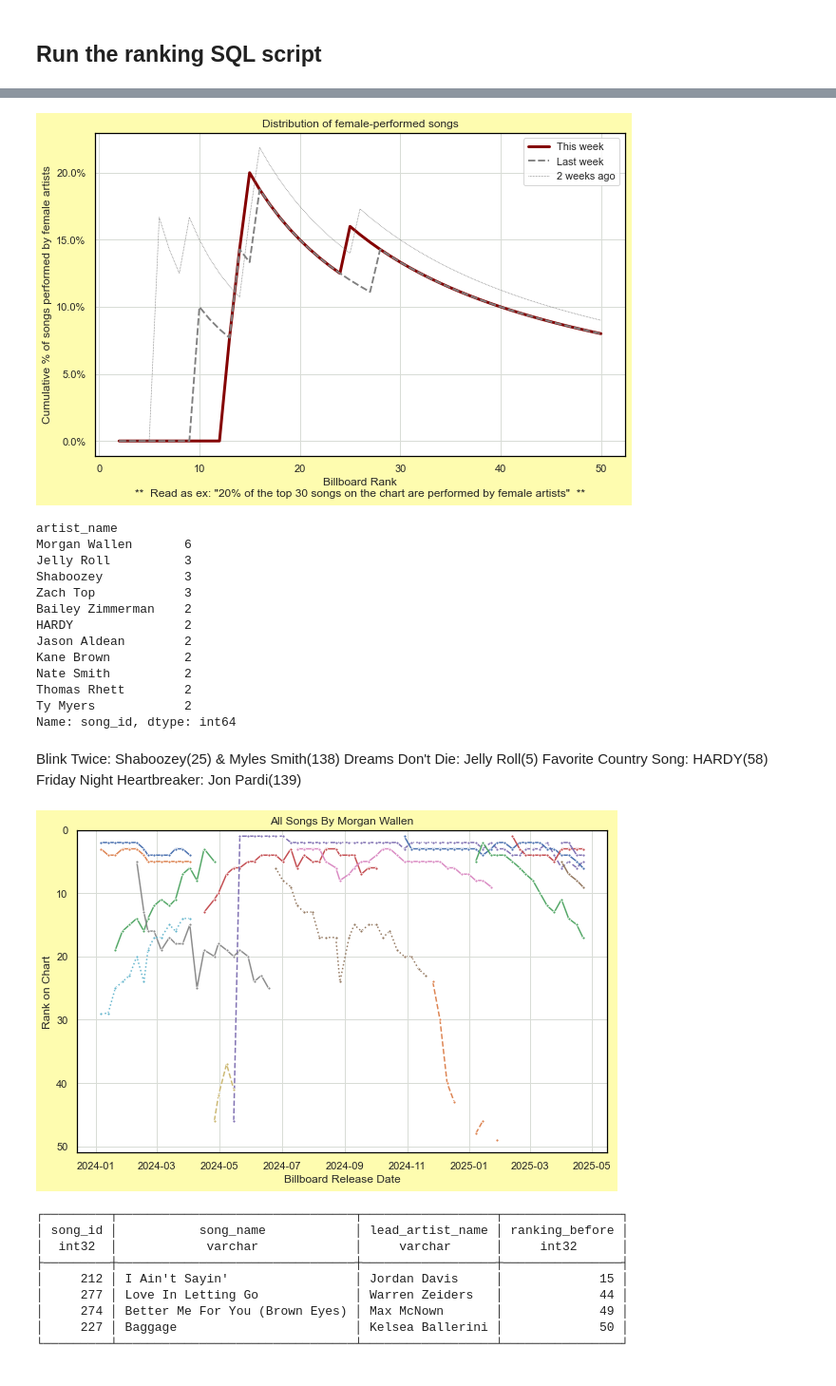
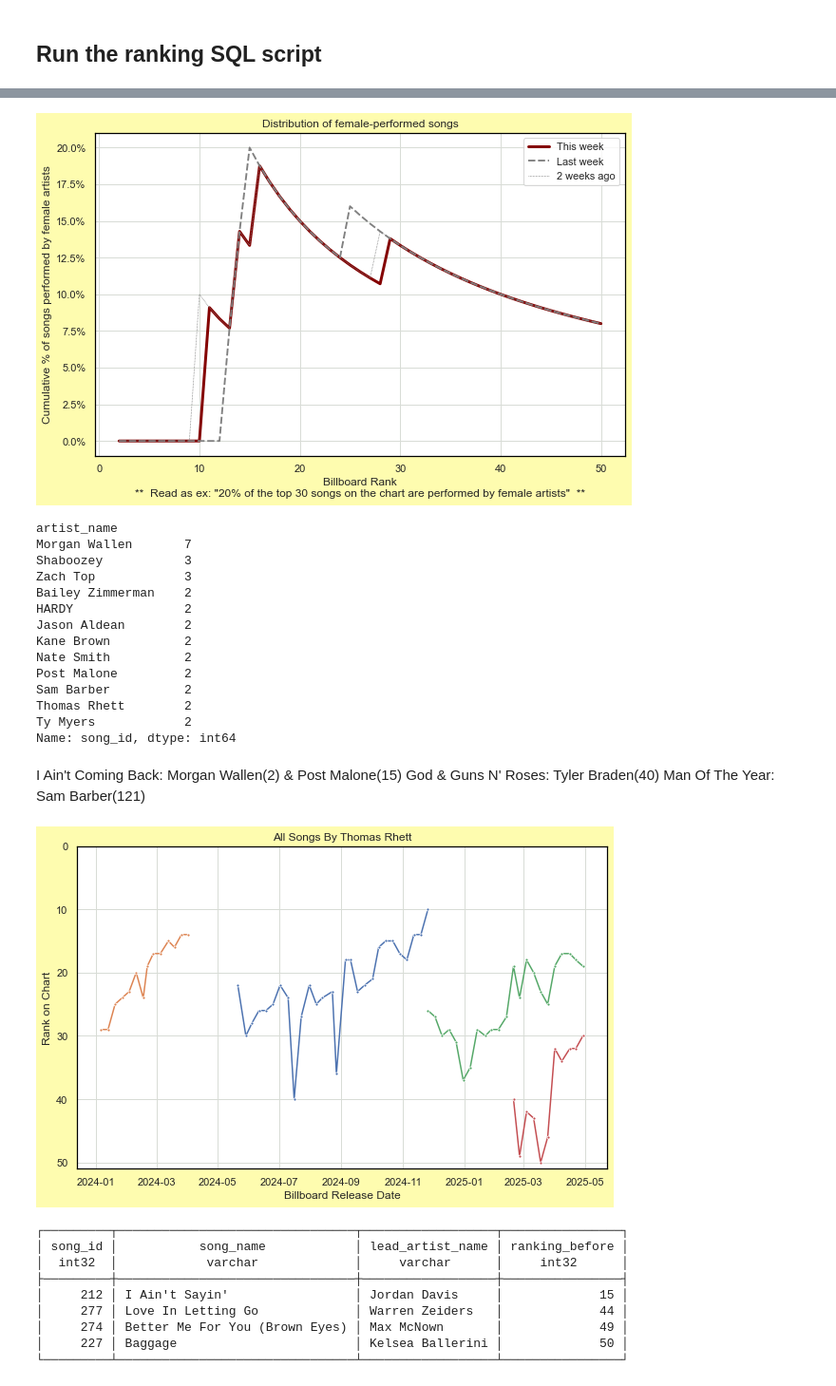
Before and after one commit to jwmanahan/billboard, a Jupyter notebook: add_new_week.ipynb, the cells around one changed output, grey strips where cells are left out. Shown at 95% size. Saved outputs shown, nothing was run; the diff lists cells and outputs as text; code cells hidden in the pictures.

```diff
--- a/add_new_week.ipynb
+++ b/add_new_week.ipynb
@@ -33,7 +33,7 @@ sns.set(
 # Change the billboard_observation_date!
 # %%
 current_date = date.today().strftime('%Y-%m-%d')
-billboard_observation_date = '2025-04-22'
+billboard_observation_date = '2025-04-29'
 # %%
 # Set up SQL connection
 %config SqlMagic.autopandas = True
@@ -756,7 +746,7 @@ plt.xlabel(
 plt.ylabel('Cumulative % of songs performed by female artists')
 graph.yaxis.set_major_formatter(mtick.StrMethodFormatter('{x:.1%}'))
 # %% [output]
-[figure, old version]
+[figure, new version]
 # %%
 credit_type_to_linestyle = {
     'Lead artist' : 'solid'
@@ -773,8 +763,7 @@ df_weeks_for_artist[
 ].sort_values(ascending = False)
 # %% [output]
 artist_name
-Morgan Wallen       6
-Jelly Roll          3
+Morgan Wallen       7
 Shaboozey           3
 Zach Top            3
 Bailey Zimmerman    2
@@ -782,18 +771,19 @@ HARDY               2
 Jason Aldean        2
 Kane Brown          2
 Nate Smith          2
+Post Malone         2
+Sam Barber          2
 Thomas Rhett        2
 Ty Myers            2
 Name: song_id, dtype: int64
 # %% [markdown]
-Blink Twice: Shaboozey(25) & Myles Smith(138)
-Dreams Don't Die: Jelly Roll(5)
-Favorite Country Song: HARDY(58)
-Friday Night Heartbreaker: Jon Pardi(139)
+I Ain't Coming Back: Morgan Wallen(2) & Post Malone(15)
+God & Guns N' Roses: Tyler Braden(40)
+Man Of The Year: Sam Barber(121)
 # %%
 # For now, manual artist name selection
 # TODO: Create charts for every artist on this week's chart at once
-artist_name = 'Morgan Wallen'
+artist_name = 'Thomas Rhett'
 
 df_weeks_this_artist = df_weeks_for_artist.query(
     f"artist_name == '{artist_name}'"
@@ -804,34 +794,34 @@ df_weeks_this_artist = df_weeks_for_artist.query(
 #     this_artist_id = input("Please input artist ID for differentiation")
 #     df_weeks_this_artist[
 #         df_weeks_this_artist[artist_id] == this_artist_id
 #     ]
 
 for _, row in df_weeks_this_artist.pivot( # TODO no pivot to support legend in char 'song_name'
     index = 'song_id'
     , columns = 'billboard_observation_date' #TODO: weeks ago
     , values = 'billboard_rank'
 ).fillna(
     np.inf # suppresses only if a different song is on the chart in any week within this song's gap
 ).iterrows():
     graph = sns.lineplot(
         data = row
         , linestyle = credit_type_to_linestyle[
             df_weeks_this_artist[
                 df_weeks_this_artist['song_id'] == row.name
             ].groupby('relationship_type').count().iloc[0].name
         ]
         , marker = '.'
     )
 
 graph.set(
     title = f'All Songs By {artist_name}'
     , xlabel = 'Billboard Release Date' # Really observation date (for now)
     , ylabel = 'Rank on Chart'
     , ylim = [0, 51]
 )
 graph.axes.invert_yaxis()
 # %% [output]
-[figure, old version]
+[figure, new version]
 # %%
 # TODO: Set comparison_observation_date as num weeks back, not specific date
 current_observation_date = billboard_observation_date
```
Also changed, not shown: parts of 21 cells of this notebook, 4 other files.
